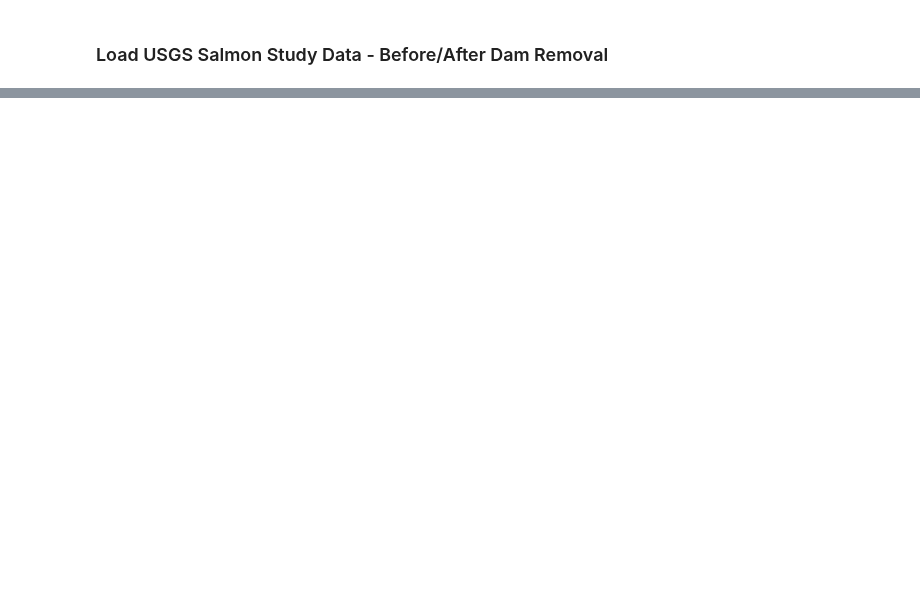
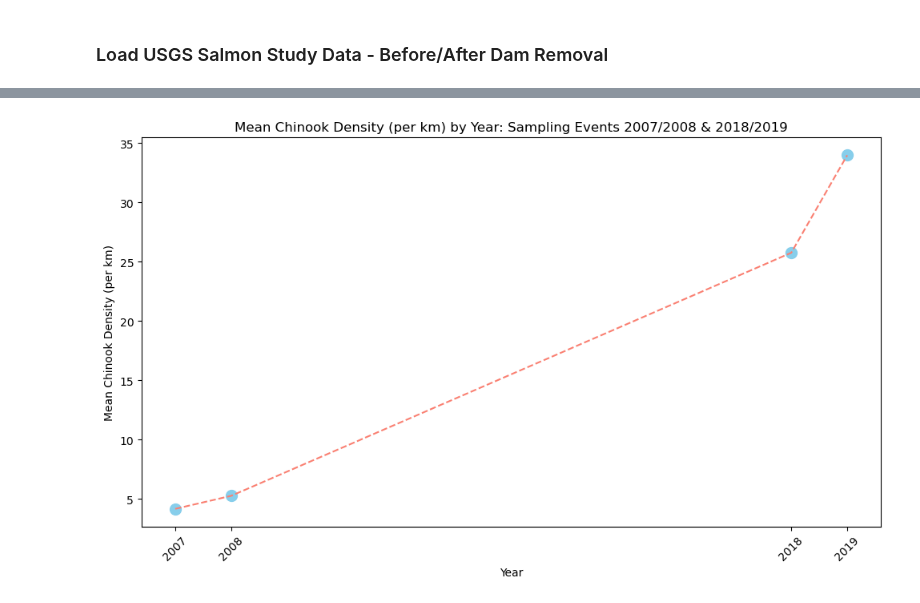
Before and after one commit to nym-veach/final-project-nym-veach, a Jupyter notebook: notebooks/elwha-river-salmon-project-final.ipynb, the cells around one changed output, grey strips where cells are left out. Saved outputs shown, nothing was run; the diff lists cells and outputs as text; code cells hidden in the pictures; blank space fills up the shorter version.

```diff
--- a/notebooks/elwha-river-salmon-project-final.ipynb
+++ b/notebooks/elwha-river-salmon-project-final.ipynb
@@ -179,0 +287,19 @@ WARNING:bokeh.core.validation.check:W-1005 (FIXED_SIZING_MODE): 'fixed' sizing m
+# %%
+# Plot mean density
+density_year_subset = chinook_year_summary[chinook_year_summary['Year'].isin([2007, 2008, 2018, 2019])]
+
+plt.figure(figsize=(10,6))
+plt.scatter(density_year_subset['Year'], density_year_subset['Chinook_per_km'], color='skyblue', s=100)  # scatter points
+
+# Connect data points with a line
+plt.plot(density_year_subset['Year'], density_year_subset['Chinook_per_km'], color='salmon', linestyle='--')
+plt.xticks(density_year_subset['Year'], rotation=45)
+plt.ylabel('Mean Chinook Density (per km)')
+plt.xlabel('Year')
+plt.title('Mean Chinook Density (per km) by Year: Sampling Events 2007/2008 & 2018/2019')
+plt.tight_layout()
+
+# Displo
+plt.show()
+# %% [output]
+[figure, added]
```
Also changed, not shown: parts of 8 cells of this notebook, 1 other file.
